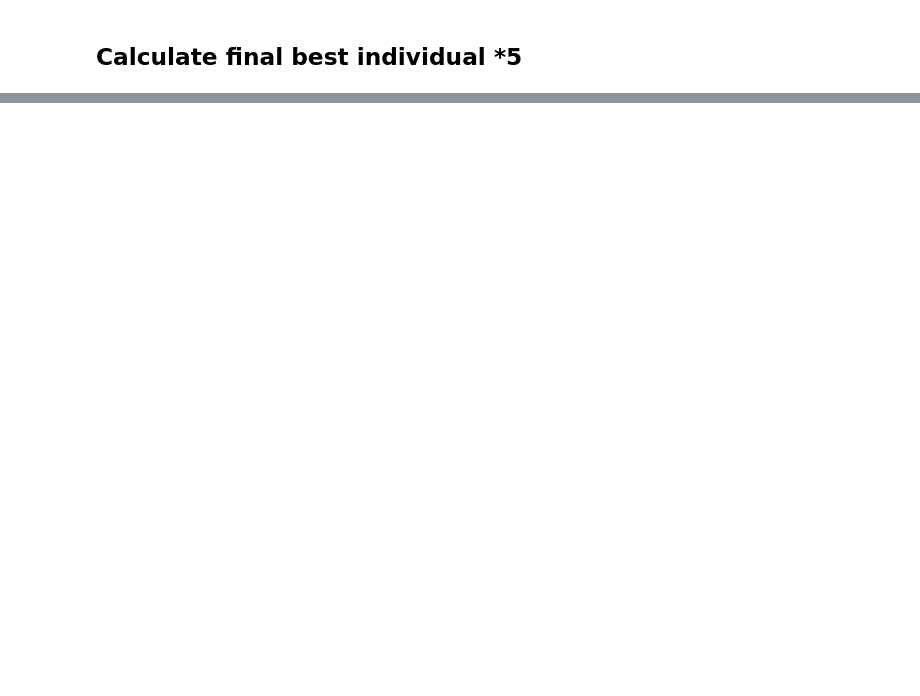
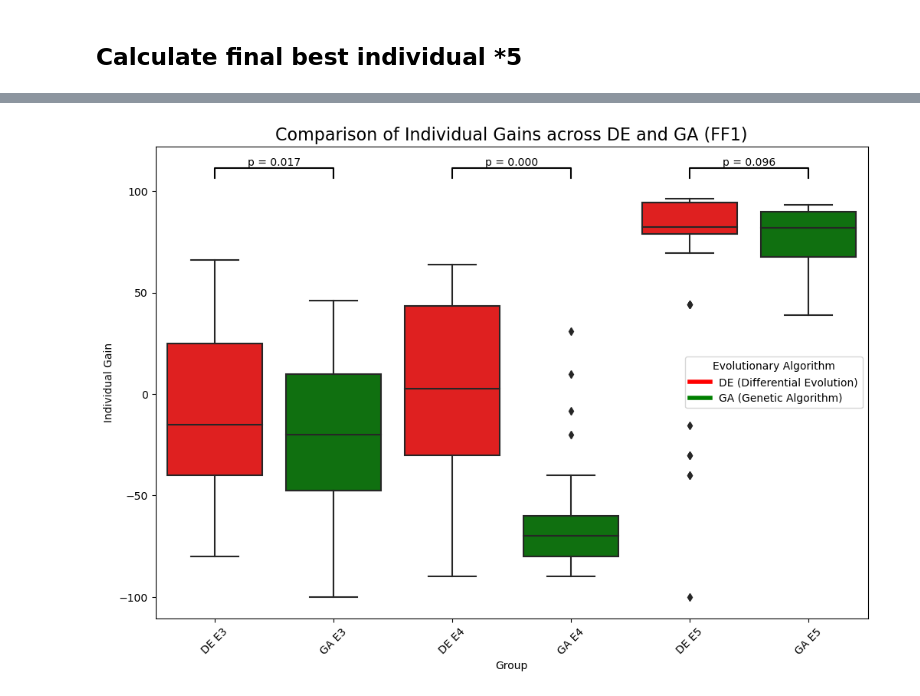
Before and after one commit to boluoshenshen/evoman, a Jupyter notebook: Yuan_report_plots.ipynb, the cells around one changed output, grey strips where cells are left out. Cells and saved outputs as stored; diff of their text form; code cells hidden in the pictures; blank space fills up the shorter version.

```diff
--- a/Yuan_report_plots.ipynb
+++ b/Yuan_report_plots.ipynb
@@ -249,0 +622,79 @@ for fitness_mode in a:
+# %%
+# 计算显著性水平（p值）并绘制 boxplot
+def plot_boxplot_with_significance(all_results, EA_variables, enemies=[3, 4, 5]):
+    # 收集所有数据以便绘图
+    data = []
+    labels = []
+
+    # 手动指定颜色：DE为红色，GA为绿色
+    color_map = {'DE': 'red', 'GA': 'green'}
+
+    for enemy in enemies:
+        for (EA_variable, fitness_mode), result in all_results.items():
+            # 只使用 FF1 (Fitness Mode 1)
+            if fitness_mode == 1:
+                gains = result[enemy]
+                labels.append(f"{EA_variable} E{enemy}")
+                data.append(gains)
+
+    # 创建 DataFrame 用于绘图
+    df = pd.DataFrame({
+        'Individual Gain': np.concatenate(data),
+        'Group': np.concatenate([[label] * len(gains) for label, gains in zip(labels, data)])
+    })
+
+    plt.figure(figsize=(12, 8))
+
+    # 绘制boxplot
+    ax = sns.boxplot(x='Group', y='Individual Gain', data=df, palette=['red', 'green'])
+
+    # 获取box的位置
+    box = ax.artists
+
+    # 按组设置每个box的颜色
+    for i, artist in enumerate(box):
+        group = df['Group'].unique()[i].split()[0]  # 获取组名中的EA
+        artist.set_facecolor(color_map[group])  # 根据EA分配颜色
+
+    plt.title('Comparison of Individual Gains across DE and GA (FF1)', fontsize=16)
+    file_name = 'Comparison_of_Individual_Gains_DE_GA_FF1'
+    plt.xticks(rotation=45)
+
+    # 添加自定义图例，区分 DE 和 GA
+    handles = [
+        plt.Line2D([0], [0], color='red', lw=4, label='DE (Differential Evolution)'),
+        plt.Line2D([0], [0], color='green', lw=4, label='GA (Genetic Algorithm)'),
+    ]
+    plt.legend(handles=handles, title="Evolutionary Algorithm", loc="best")  # 使用 loc="best" 来自动选择最佳位置
+
+    # 比较相同 Fitness Mode (FF1) 和相同敌人下的不同 EA 的差异
+    unique_groups = df['Group'].unique()
+    y_max = df['Individual Gain'].max()  # 用于定位 p 值显示位置
+
+    for enemy in enemies:
+        group1_label = f"DE E{enemy}"
+        group2_label = f"GA E{enemy}"
+
+        if group1_label in unique_groups and group2_label in unique_groups:
+            group1 = df[df['Group'] == group1_label]['Individual Gain']
+            group2 = df[df['Group'] == group2_label]['Individual Gain']
+
+            # 使用 t-test 计算p值
+            t_stat, p_value = ttest_ind(group1, group2)
+
+            # 设置两组数据在图中的x轴位置
+            x1, x2 = list(unique_groups).index(group1_label), list(unique_groups).index(group2_label)
+            y, h = y_max + 10, 5  # 设置 y 轴的显示位置和高度
+
+            # 在两组boxplot之间绘制连接线并显示p值
+            ax.plot([x1, x1, x2, x2], [y, y + h, y + h, y], lw=1.5, color='black')
+            ax.text((x1 + x2) * 0.5, y + h, f"p = {p_value:.3f}", ha='center', va='bottom', color='black')
+
+    # 保存图像
+    plt.savefig(f'Group_96_plots/{file_name}.png', bbox_inches='tight')
+    plt.show()
+
+# 示例调用：绘制带有显著性水平的 boxplot
+plot_boxplot_with_significance(all_results, EA_variables)
+# %% [output]
+[figure, added]
```
Also changed, not shown: parts of 12 cells of this notebook, 1 other file.
